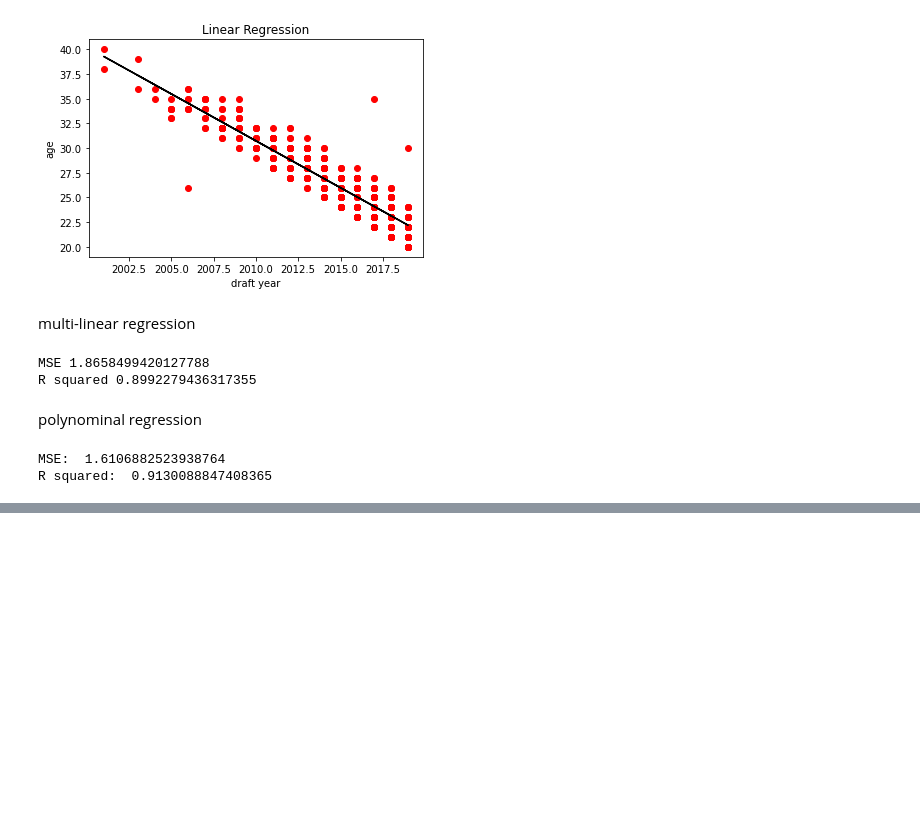
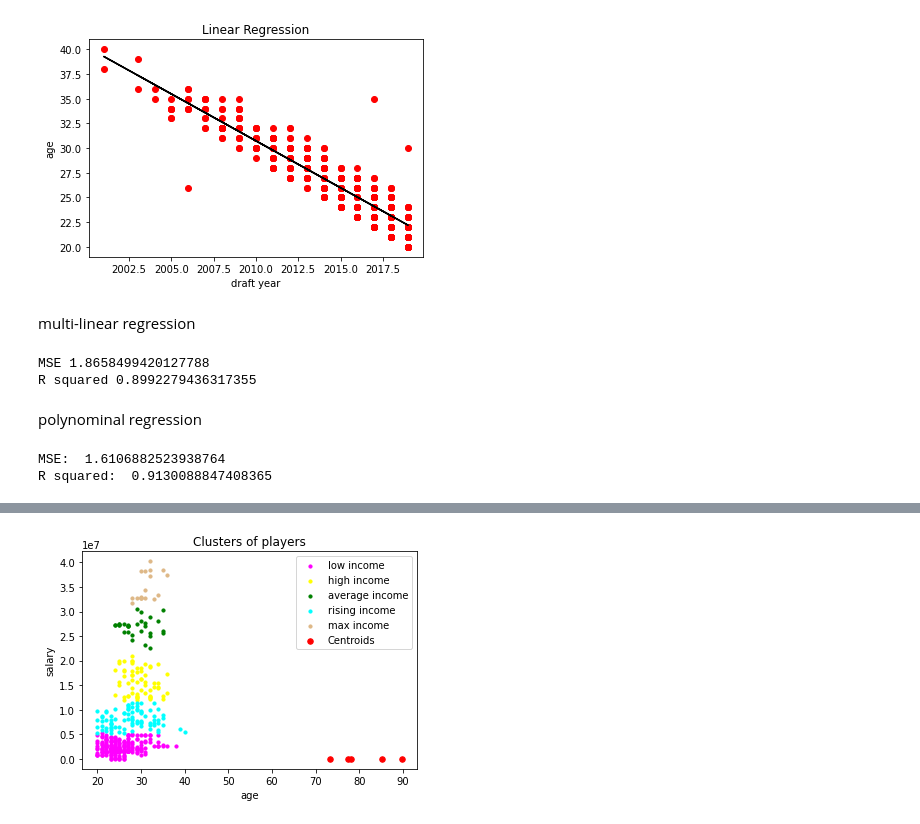
Before and after one commit to elyesboujelben1/gomycode, a Jupyter notebook: final_project.ipynb, the cells around one changed output, grey strips where cells are left out. Saved outputs shown, nothing was run; the diff lists cells and outputs as text; code cells hidden in the pictures; blank space fills up the shorter version.

```diff
--- a/final_project.ipynb
+++ b/final_project.ipynb
@@ -552,0 +587,4 @@ R squared:  0.9130088847408365
+# %%
+from sklearn.cluster import KMeans  #Importing our clustering algorithm: KMeans
+kmeans=KMeans(n_clusters=5, random_state=0)  #Cluster our data by choosing 5 as number of clusters
+kmeans.fit(df)
@@ -552,0 +612,3 @@ R squared:  0.9130088847408365
+# %%
+label=kmeans.predict(df)
+print(kmeans.cluster_centers_)
@@ -552,0 +631,19 @@ R squared:  0.9130088847408365
+# %%
+plt.scatter(df["age"][label == 0],
+            df["salary"][label == 0],s=10,c='magenta',label='low income')
+plt.scatter(df["age"][label == 1],
+           df["salary"][label == 1],s=10,c='yellow',label='high income')
+plt.scatter(df["age"][label == 2],
+           df["salary"][label == 2],s=10,c='green',label='average income')
+plt.scatter(df["age"][label == 3],
+           df["salary"][label == 3],s=10,c='cyan',label='rising income')
+plt.scatter(df["age"][label == 4],
+           df["salary"][label == 4],s=10,c='burlywood',label='max income')
+plt.scatter(kmeans.cluster_centers_[:, 0], kmeans.cluster_centers_[:, 1], s=30, c='red', label = 'Centroids')
+plt.title('Clusters of players')
+plt.xlabel('age')
+plt.ylabel('salary')
+plt.legend()
+plt.show()
+# %% [output]
+[figure, added]
```
Also changed, not shown: parts of 10 cells of this notebook.
